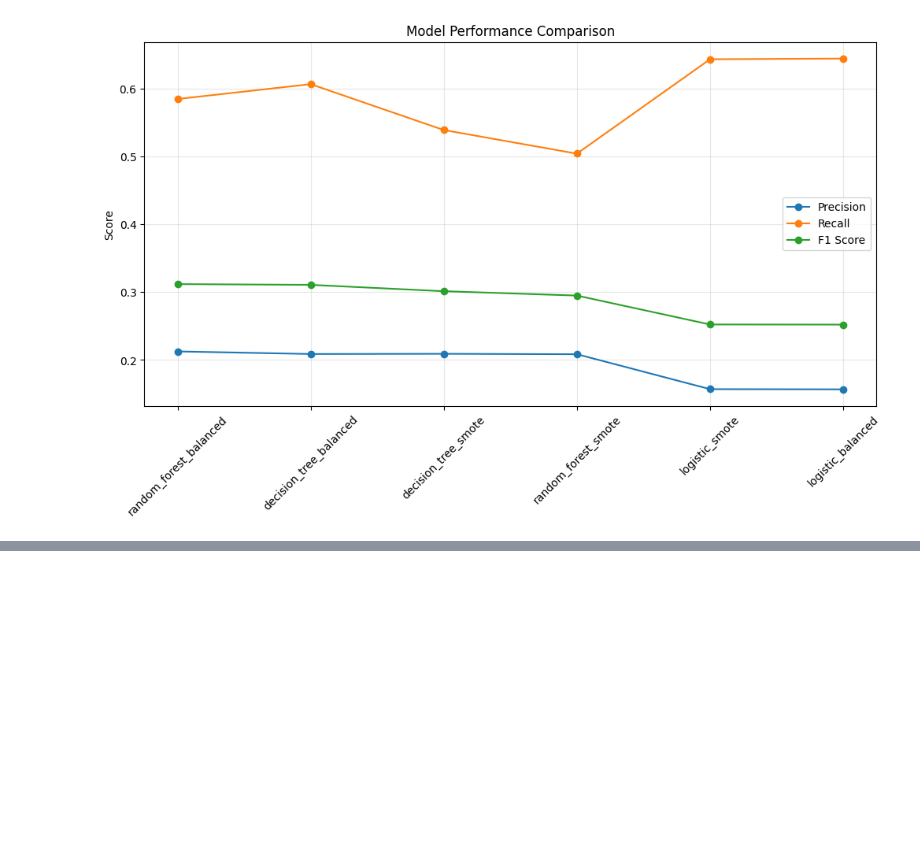
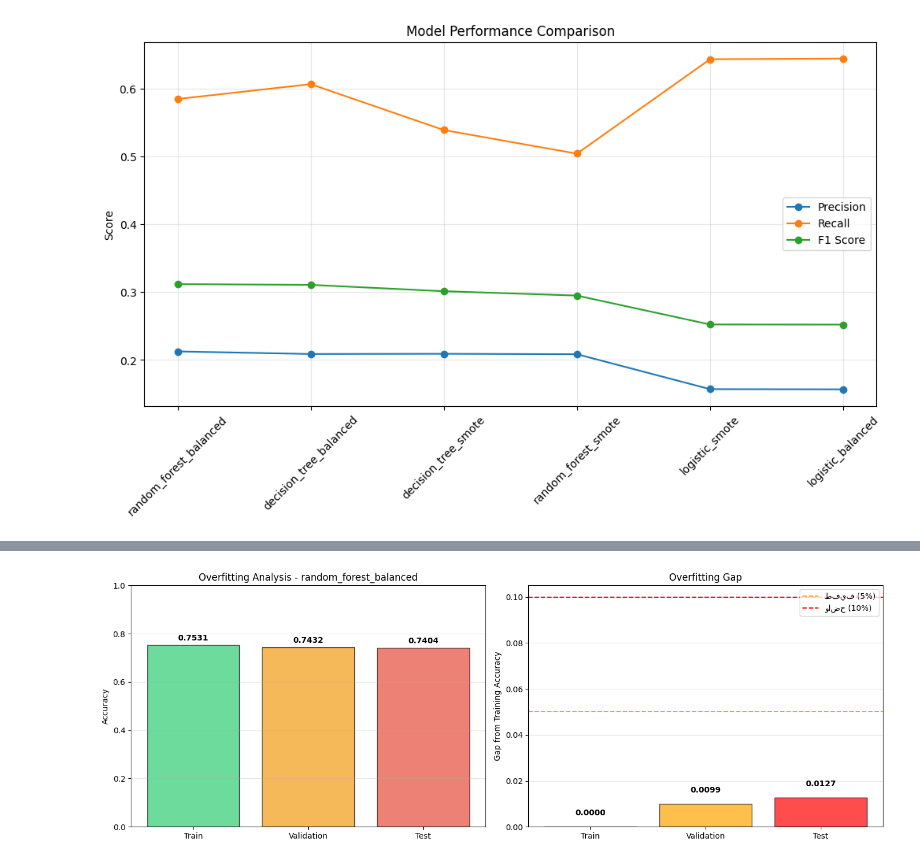
Before and after one commit to khawlah-dev/UN_STUD_ML, a Jupyter notebook: notebooks/Model_Development.ipynb, the cells around one changed output, grey strips where cells are left out. Saved outputs shown, nothing was run; the diff lists cells and outputs as text; code cells hidden in the pictures; blank space fills up the shorter version.

```diff
--- a/notebooks/Model_Development.ipynb
+++ b/notebooks/Model_Development.ipynb
@@ -477,0 +611,37 @@ plt.show()
+# %%
+# رسم بياني مقارن لـ Overfitting
+fig, (ax1, ax2) = plt.subplots(1, 2, figsize=(14, 5))
+
+# الرسم الأول: مقارنة الـ Accuracy على جميع المجموعات
+datasets = ["Train", "Validation", "Test"]
+accuracies = [train_acc, val_acc, test_acc]
+colors = ['#2ecc71', '#f39c12', '#e74c3c']
+
+ax1.bar(datasets, accuracies, color=colors, alpha=0.7, edgecolor='black')
+ax1.set_ylabel("Accuracy")
+ax1.set_title(f"Overfitting Analysis - {best_model_name}")
+ax1.set_ylim([0, 1])
+ax1.grid(axis='y', alpha=0.3)
+
+# إضافة القيم على الأعمدة
+for i, (dataset, acc) in enumerate(zip(datasets, accuracies)):
+    ax1.text(i, acc + 0.02, f'{acc:.4f}', ha='center', fontweight='bold')
+
+# الرسم الثاني: الفروقات من التدريب
+gaps = [0, train_val_gap, train_test_gap]
+ax2.bar(datasets, gaps, color=['green', 'orange', 'red'], alpha=0.7, edgecolor='black')
+ax2.set_ylabel("Gap from Training Accuracy")
+ax2.set_title("Overfitting Gap")
+ax2.axhline(y=0.05, color='orange', linestyle='--', label='طفيف (5%)')
+ax2.axhline(y=0.10, color='red', linestyle='--', label='واضح (10%)')
+ax2.legend()
+ax2.grid(axis='y', alpha=0.3)
+
+# إضافة القيم على الأعمدة
+for i, (dataset, gap) in enumerate(zip(datasets, gaps)):
+    ax2.text(i, gap + 0.005, f'{gap:.4f}', ha='center', fontweight='bold')
+
+plt.tight_layout()
+plt.show()
+# %% [output]
+[figure, added]
```
Also changed, not shown: parts of 12 cells of this notebook.
